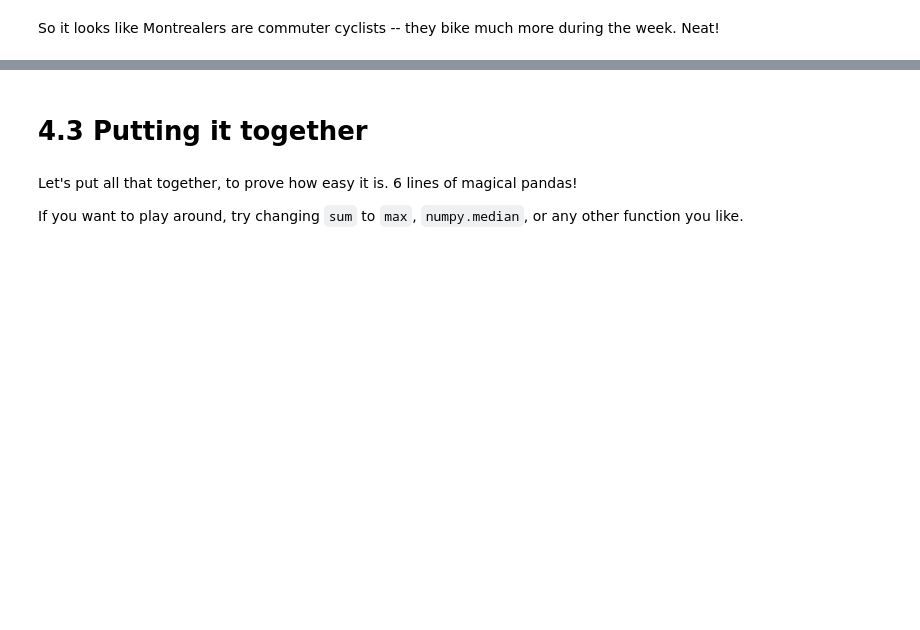
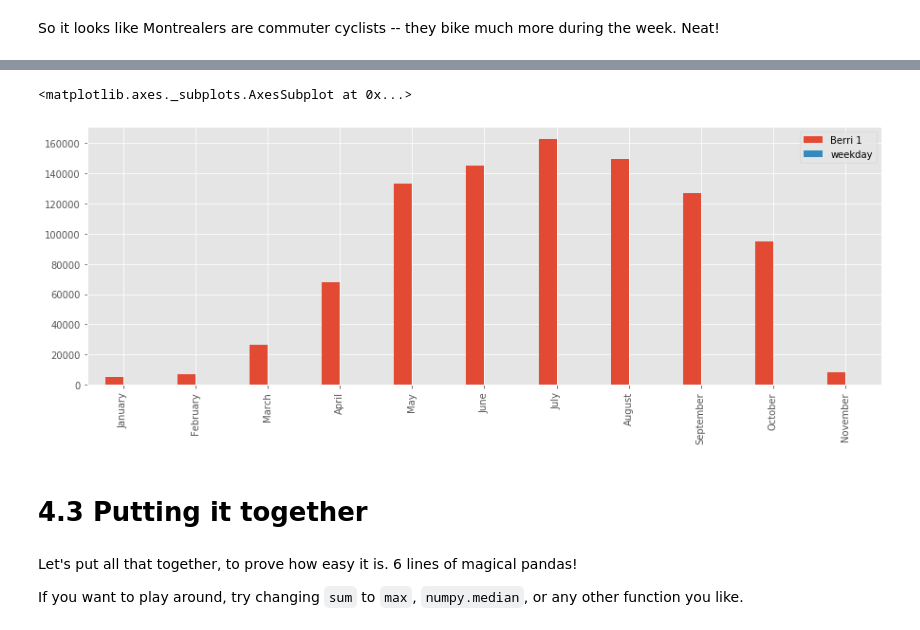
Before and after one commit to bensn131/pandas-cookbook, a Jupyter notebook: cookbook/Chapter 4 - Find out on which weekday people bike the most with groupby and aggregate.ipynb, the cells around one changed output, grey strips where cells are left out. Saved outputs shown, nothing was run; the diff lists cells and outputs as text; code cells hidden in the pictures; blank space fills up the shorter version.

```diff
--- a/cookbook/Chapter 4 - Find out on which weekday people bike the most with groupby and aggregate.ipynb
+++ b/cookbook/Chapter 4 - Find out on which weekday people bike the most with groupby and aggregate.ipynb
@@ -82,3 +146,12 @@ berri_bikes.index
+# %%
+#Solution:
+berri_bikes['month'] = berri_bikes.index.month
+month_counts = berri_bikes.groupby('month').aggregate(sum)
+month_counts.index = ['January', 'February', 'March', 'April', 'May', 'June', 'July', 'August', 'September', 'October', 'November']
+month_counts.plot(kind='bar')
+# %% [output]
+<matplotlib.axes._subplots.AxesSubplot at 0x...>
+[figure, added]
 # %% [markdown]
 # 4.3 Putting it together
 # %% [markdown]
```
Also changed, not shown: parts of 18 cells of this notebook, 10 other files.
